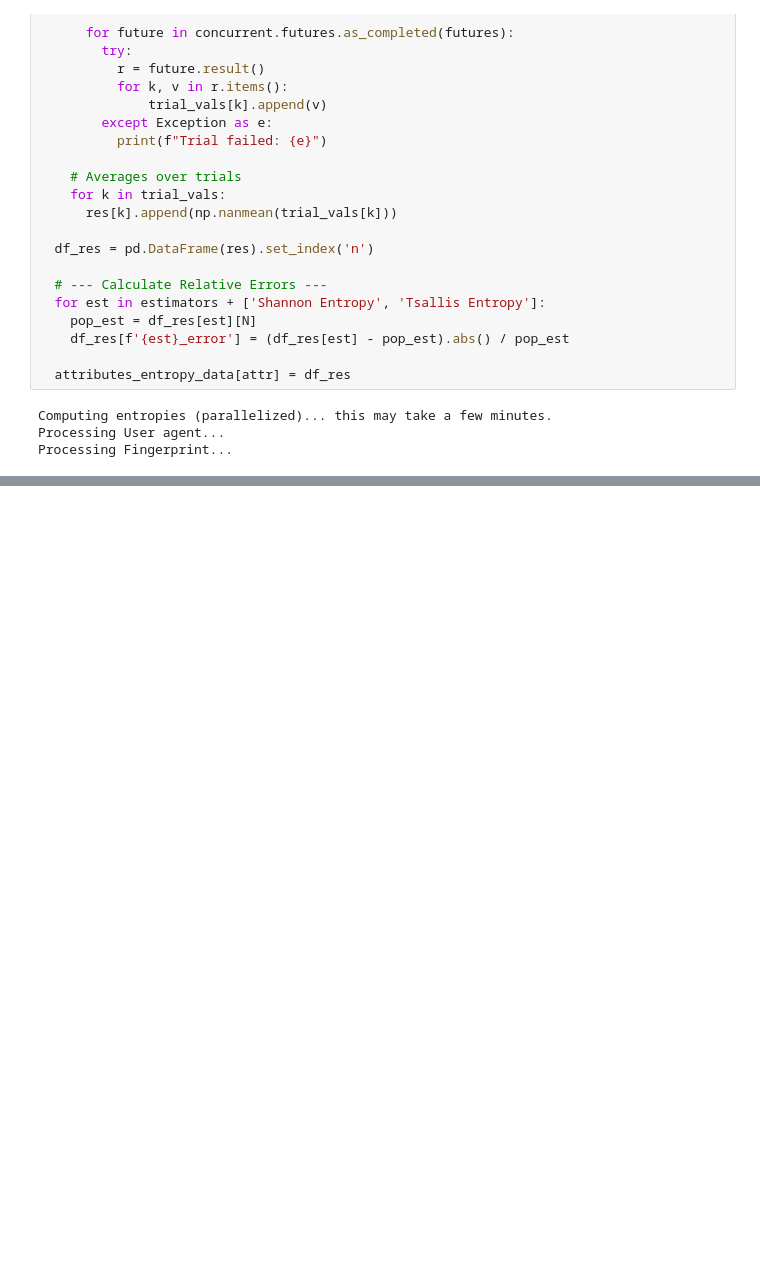
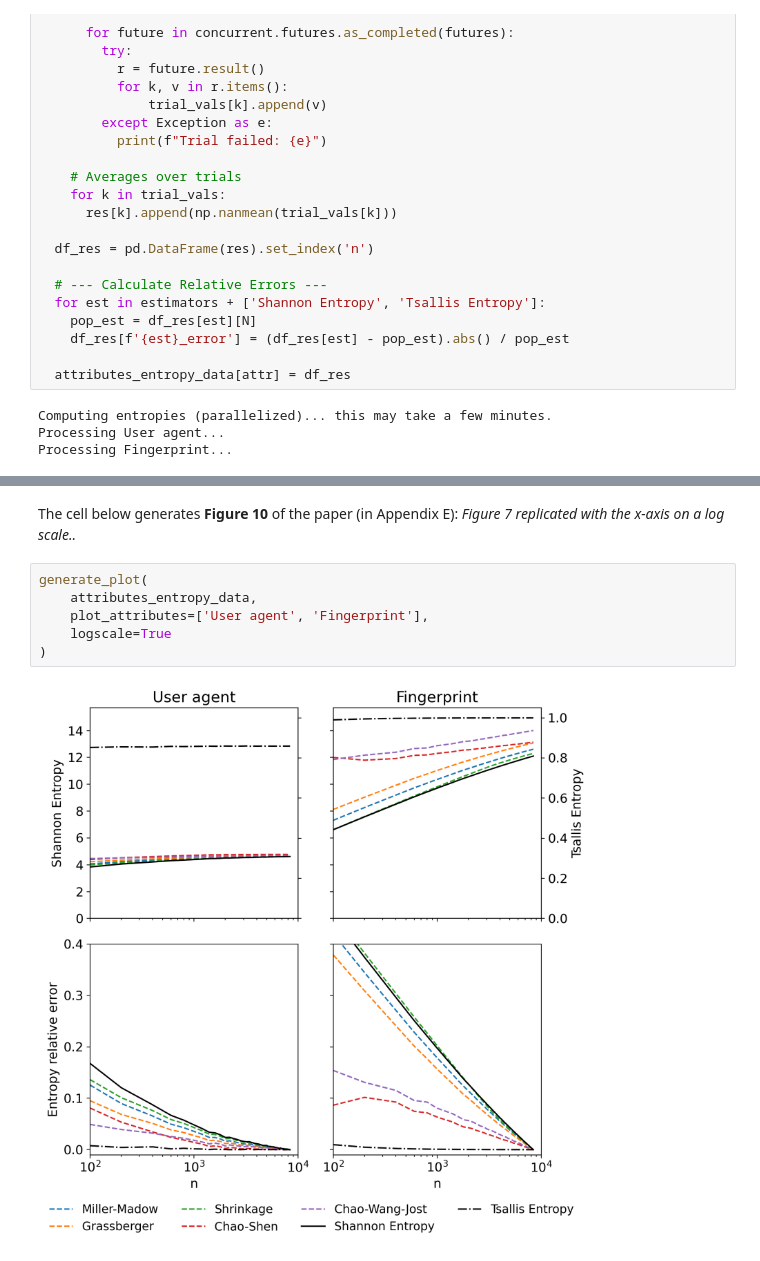
Before and after one commit to google/fingerprinting-risk-measures, a Jupyter notebook: shannon_entropy_advanced_estimators.ipynb, the cells around one changed output, grey strips where cells are left out. Drawn from its saved outputs; the diff is of its cells as text; blank space fills up the shorter version.

```diff
--- a/shannon_entropy_advanced_estimators.ipynb
+++ b/shannon_entropy_advanced_estimators.ipynb
@@ -397,0 +407,10 @@ Generating plots...
+# %% [markdown]
+The cell below generates **Figure 10** of the paper (in Appendix E): *Figure 7 replicated with the x-axis on a log scale..*
+# %%
+generate_plot(
+    attributes_entropy_data,
+    plot_attributes=['User agent', 'Fingerprint'],
+    logscale=True
+)
+# %% [output]
+[figure, added]
```
Also changed, not shown: parts of 4 cells of this notebook.
